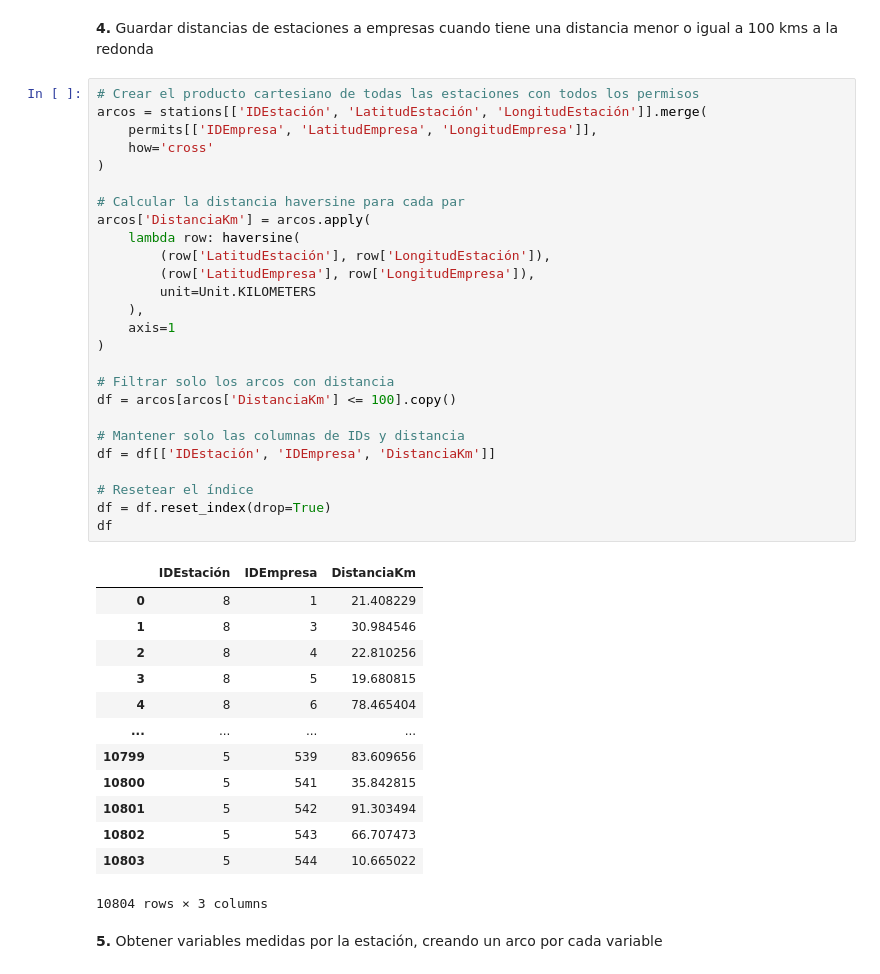
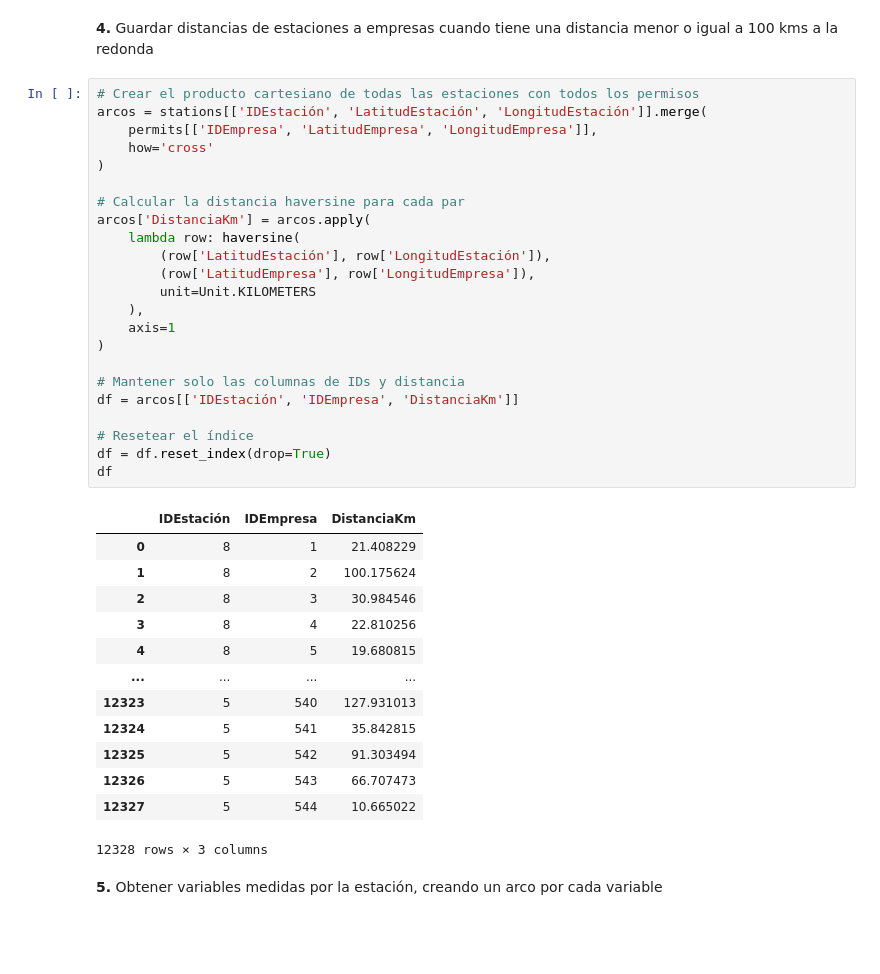
Before and after one commit to sariswis/Proyecto-Visual-Analytics, a Jupyter notebook: preparacion/Dataset 8 - Matriz Estación - Empresa.ipynb, the cells around one changed output. Drawn from its saved outputs; the diff is of its cells as text; blank space fills up the shorter version.

```diff
--- a/preparacion/Dataset 8 - Matriz Estación - Empresa.ipynb
+++ b/preparacion/Dataset 8 - Matriz Estación - Empresa.ipynb
@@ -178,43 +175,40 @@ measurements = measurements.rename(columns={
 # %%
 # Crear el producto cartesiano de todas las estaciones con todos los permisos
 arcos = stations[['IDEstación', 'LatitudEstación', 'LongitudEstación']].merge(
     permits[['IDEmpresa', 'LatitudEmpresa', 'LongitudEmpresa']],
     how='cross'
 )
 
 # Calcular la distancia haversine para cada par
 arcos['DistanciaKm'] = arcos.apply(
     lambda row: haversine(
         (row['LatitudEstación'], row['LongitudEstación']),
         (row['LatitudEmpresa'], row['LongitudEmpresa']),
         unit=Unit.KILOMETERS
     ),
     axis=1
 )
 
-# Filtrar solo los arcos con distancia
-df = arcos[arcos['DistanciaKm'] <= 100].copy()
-
 # Mantener solo las columnas de IDs y distancia
-df = df[['IDEstación', 'IDEmpresa', 'DistanciaKm']]
+df = arcos[['IDEstación', 'IDEmpresa', 'DistanciaKm']]
 
 # Resetear el índice
 df = df.reset_index(drop=True)
 df
 # %% [output]
 |  | IDEstación | IDEmpresa | DistanciaKm |
 | 0 | 8 | 1 | 21.408229 |
-| 1 | 8 | 3 | 30.984546 |
-| 2 | 8 | 4 | 22.810256 |
-| 3 | 8 | 5 | 19.680815 |
-| 4 | 8 | 6 | 78.465404 |
+| 1 | 8 | 2 | 100.175624 |
+| 2 | 8 | 3 | 30.984546 |
+| 3 | 8 | 4 | 22.810256 |
+| 4 | 8 | 5 | 19.680815 |
 | ... | ... | ... | ... |
-| 10799 | 5 | 539 | 83.609656 |
-| 10800 | 5 | 541 | 35.842815 |
-| 10801 | 5 | 542 | 91.303494 |
-| 10802 | 5 | 543 | 66.707473 |
-| 10803 | 5 | 544 | 10.665022 |
+| 12323 | 5 | 540 | 127.931013 |
+| 12324 | 5 | 541 | 35.842815 |
+| 12325 | 5 | 542 | 91.303494 |
+| 12326 | 5 | 543 | 66.707473 |
+| 12327 | 5 | 544 | 10.665022 |
-10804 rows × 3 columns
+12328 rows × 3 columns
 # %% [markdown]
 **5.** Obtener variables medidas por la estación, creando un arco por cada variable
 # %%
```
Also changed, not shown: parts of 7 cells of this notebook, 4 other files.
